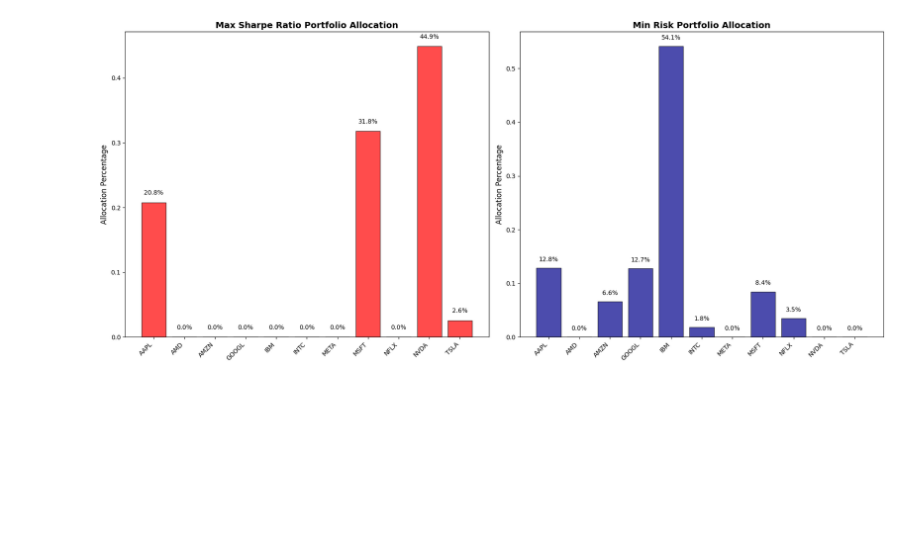
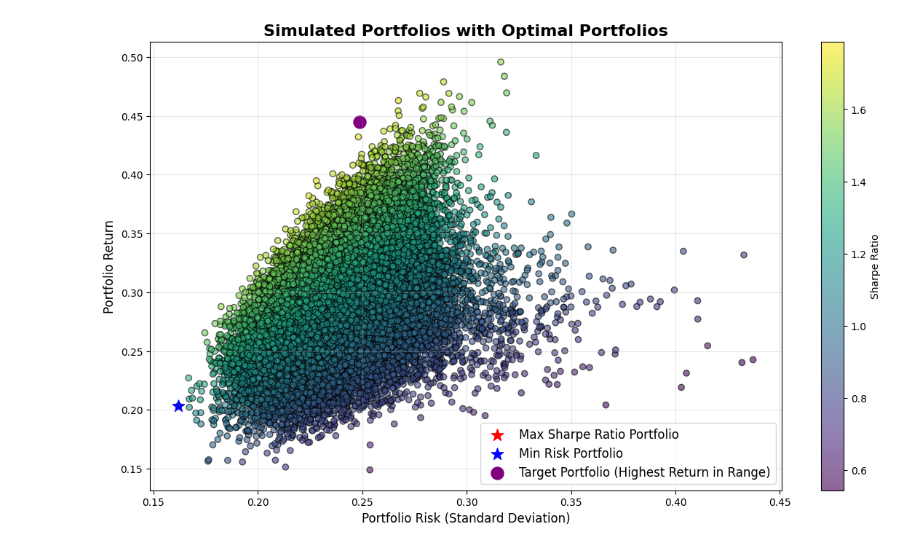
Before and after one commit to PawelWozniak1/Portfolio_optimalization, a Jupyter notebook: Modern_Portfolio_Theory.ipynb, the cells around one changed output. Cells and saved outputs as stored; diff of their text form; code cells hidden in the pictures; blank space fills up the shorter version.

Commit message:
personal portfolio

```diff
--- a/Modern_Portfolio_Theory.ipynb
+++ b/Modern_Portfolio_Theory.ipynb
@@ -81,21 +22,12 @@ plt.show()
 # %%
-# 5. Portfolio Optimization Functions
+# 3. Portfolio Optimization Functions
 def portfolio_stats(weights):
     weights = np.array(weights)
-    port_return = np.sum(log_returns.mean() * weights) * 252  # Annualizing returns
-    port_risk = np.sqrt(np.dot(weights.T, np.dot(cov_matrix, weights)))  # Using annualized covariance matrix
+    port_return = np.sum(log_returns.mean() * weights) * 252  # Annualized return
+    port_risk = np.sqrt(np.dot(weights.T, np.dot(log_returns.cov() * 252, weights)))  # Annualized risk
     return {'return': port_return, 'risk': port_risk, 'sharpe': port_return / port_risk}
 
-# Optimization functions
-def minimize_sharpe(weights): return -portfolio_stats(weights)['sharpe']
-def minimize_risk(weights): return portfolio_stats(weights)['risk']
-
+# Constraints and bounds for optimization
 num_assets = len(log_returns.columns)
 constraints = ({'type': 'eq', 'fun': lambda weights: np.sum(weights) - 1})
 bounds = tuple((0, 1) for _ in range(num_assets))
-
-# Optimal portfolio for Maximum Sharpe Ratio
-optimal_sharpe = minimize(minimize_sharpe, num_assets * [1. / num_assets], bounds=bounds, constraints=constraints)
-
-# Minimum Risk Portfolio
-optimal_risk = minimize(minimize_risk, num_assets * [1. / num_assets], bounds=bounds, constraints=constraints)
@@ -174,41 +33,0 @@ plt.show()
-# %%
-# Get weights for the Max Sharpe Ratio and Min Risk portfolios
-max_sharpe_weights = optimal_sharpe.x  # weights from the optimal Sharpe Ratio portfolio
-min_risk_weights = optimal_risk.x  # weights from the minimum risk portfolio
-
-# Define labels for histograms
-asset_labels = data.columns  # Using the stock ticker names as labels
-x_positions = np.arange(len(asset_labels))  # Positions for each label on the x-axis
-
-# Plot histograms for each approach
-fig, (ax1, ax2) = plt.subplots(1, 2, figsize=(18, 8))
-
-# Max Sharpe Ratio Portfolio Allocation
-ax1.bar(x_positions, max_sharpe_weights, color="red", edgecolor="black", alpha=0.7)
-ax1.set_title("Max Sharpe Ratio Portfolio Allocation", fontsize=14, fontweight="bold")
-ax1.set_ylabel("Allocation Percentage", fontsize=12)
-ax1.set_xticks(x_positions)
-ax1.set_xticklabels(asset_labels, rotation=45, ha="right", fontsize=10)
-
-# Add percentage labels to the bars
-for i, weight in enumerate(max_sharpe_weights):
-    if weight >= 0:
-        ax1.text(i, weight + 0.01, f"{weight * 100:.1f}%", ha="center", va="bottom", fontsize=10, color="black")
-
-# Min Risk Portfolio Allocation
-ax2.bar(x_positions, min_risk_weights, color="darkblue", edgecolor="black", alpha=0.7)
-ax2.set_title("Min Risk Portfolio Allocation", fontsize=14, fontweight="bold")
-ax2.set_ylabel("Allocation Percentage", fontsize=12)
-ax2.set_xticks(x_positions)
-ax2.set_xticklabels(asset_labels, rotation=45, ha="right", fontsize=10)
-
-# Add percentage labels to the bars
-for i, weight in enumerate(min_risk_weights):
-    if weight >= 0:
-        ax2.text(i, weight + 0.01, f"{weight * 100:.1f}%", ha="center", va="bottom", fontsize=10, color="black")
-
-# Adjust layout and display plot
-plt.tight_layout()
-plt.show()
-# %% [output]
-[figure, removed]
@@ -214,0 +74,20 @@ plt.show()
+# %%
+# 5. Plotting Optimal Portfolios with Target Portfolio
+plt.figure(figsize=(14, 8))
+plt.scatter(portfolio_risks, portfolio_returns, c=sharpe_ratios, cmap='viridis', alpha=0.6, edgecolor='k')
+plt.colorbar(label='Sharpe Ratio')
+plt.scatter(max_sharpe_risk, max_sharpe_return, color='red', marker='*', s=150, label='Max Sharpe Ratio Portfolio')
+plt.scatter(min_risk_risk, min_risk_return, color='blue', marker='*', s=150, label='Min Risk Portfolio')
+
+# Plot Target Portfolio if it exists
+if target_risk is not None and target_return is not None:
+    plt.scatter(target_risk, target_return, color='purple', marker='o', s=150, label='Target Portfolio (Highest Return in Range)')
+
+plt.title("Simulated Portfolios with Optimal Portfolios", fontsize=16, fontweight='bold')
+plt.xlabel("Portfolio Risk (Standard Deviation)", fontsize=12)
+plt.ylabel("Portfolio Return", fontsize=12)
+plt.legend(loc='best', fontsize=12)
+plt.grid(alpha=0.3)
+plt.show()
+# %% [output]
+[figure, added]
```
Also changed, not shown: parts of 15 cells of this notebook, 4 other files.
